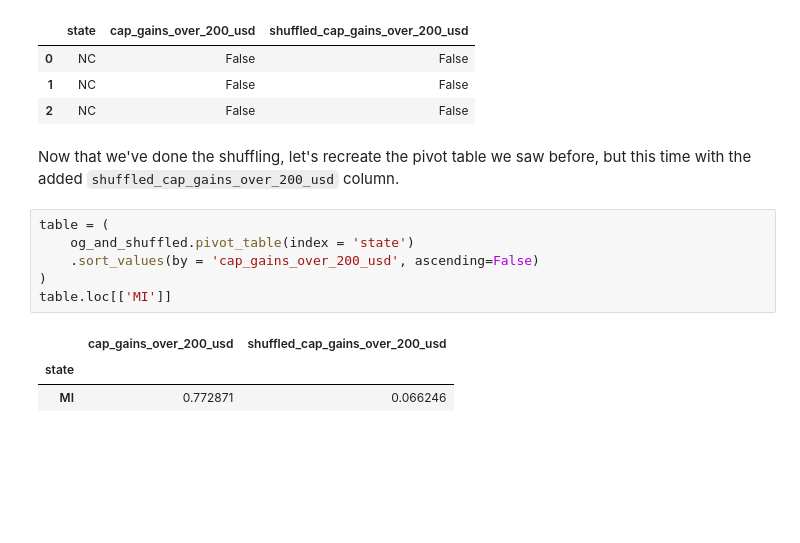
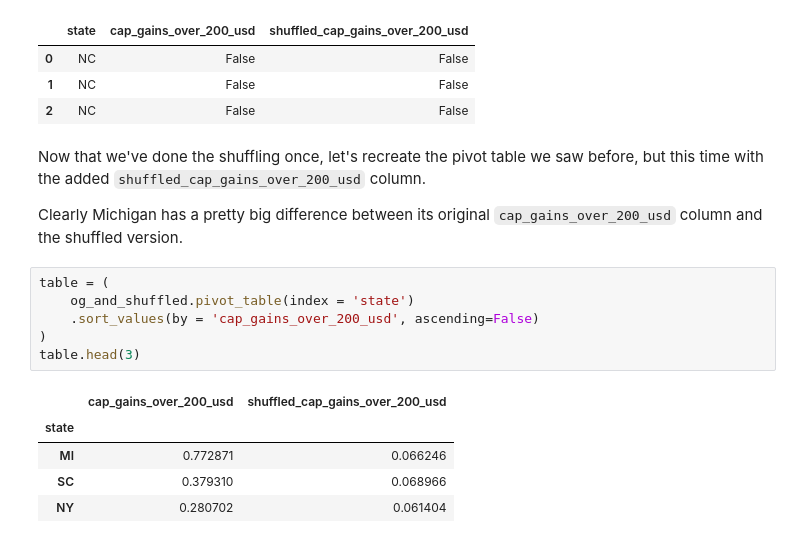
Before and after one commit to tharvipop/sussy-stock-trades, a Jupyter notebook: hypothesis_test.ipynb, the cells around one changed output. Saved outputs shown, nothing was run; the diff lists cells and outputs as text; blank space fills up the shorter version.

````diff
--- a/hypothesis_test.ipynb
+++ b/hypothesis_test.ipynb
@@ -71,14 +73,19 @@ og_and_shuffled.head(3)
 | 1 | NC | False | False |
 | 2 | NC | False | False |
 # %% [markdown]
-Now that we've done the shuffling, let's recreate the pivot table we saw before, but this time with the added ```shuffled_cap_gains_over_200_usd``` column.
+Now that we've done the shuffling once, let's recreate the pivot table we saw before, but this time with the added ```shuffled_cap_gains_over_200_usd``` column.
+
+Clearly Michigan has a pretty big difference between its original
+```cap_gains_over_200_usd``` column and the shuffled version.
 # %%
 table = (
     og_and_shuffled.pivot_table(index = 'state')
     .sort_values(by = 'cap_gains_over_200_usd', ascending=False)
 )
-table.loc[['MI']]
+table.head(3)
 # %% [output]
 |  | cap_gains_over_200_usd | shuffled_cap_gains_over_200_usd |
 | state |  |  |
 | MI | 0.772871 | 0.066246 |
+| SC | 0.379310 | 0.068966 |
+| NY | 0.280702 | 0.061404 |
````
Also changed, not shown: parts of 12 cells of this notebook.
